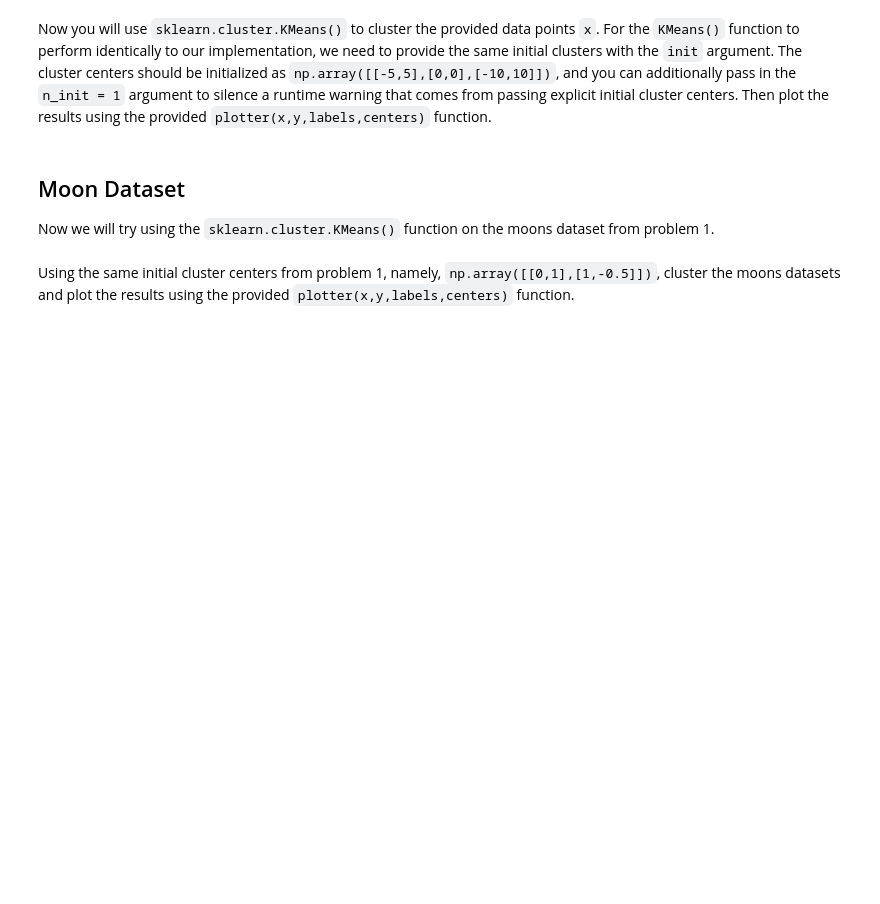
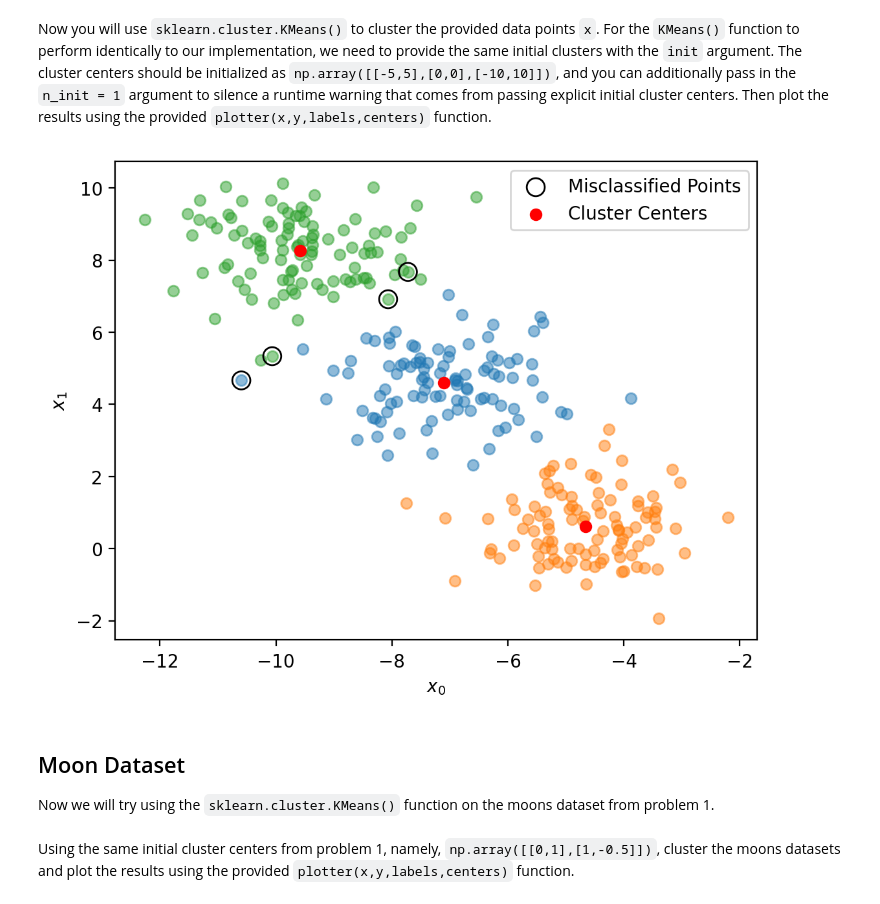
Before and after one commit to zsqu4re/ML-for-engineers, a Jupyter notebook: HW11/M11-L1-P2.ipynb, the cells around one changed output. Drawn from its saved outputs; the diff is of its cells as text; code cells hidden in the pictures; blank space fills up the shorter version.

```diff
--- a/HW11/M11-L1-P2.ipynb
+++ b/HW11/M11-L1-P2.ipynb
@@ -43,3 +44,14 @@ Now you will use `sklearn.cluster.KMeans()` to cluster the provided data points
+# %%
+## YOUR CODE GOES HERE
+from sklearn.cluster import KMeans
+init_centers = np.array([[-5,5],[0,0],[-10,10]])
+model = KMeans(n_clusters=3,init=init_centers,n_init=1)
+model.fit(x)
+labels = model.labels_
+centers = model.cluster_centers_
+plotter(x,y,labels,centers)
+# %% [output]
+[figure, added]
 # %% [markdown]
 ## Moon Dataset
 
```
Also changed, not shown: parts of 5 cells of this notebook, 15 other files.
